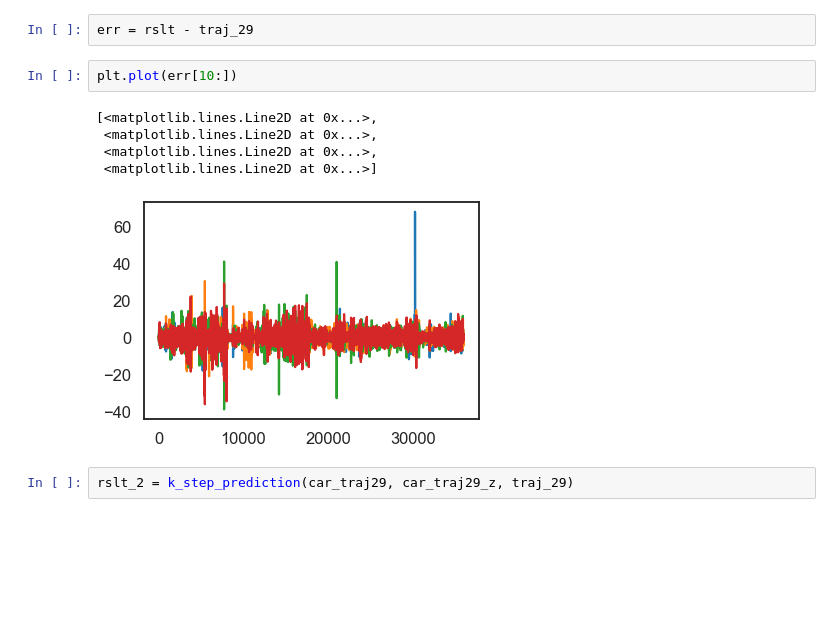
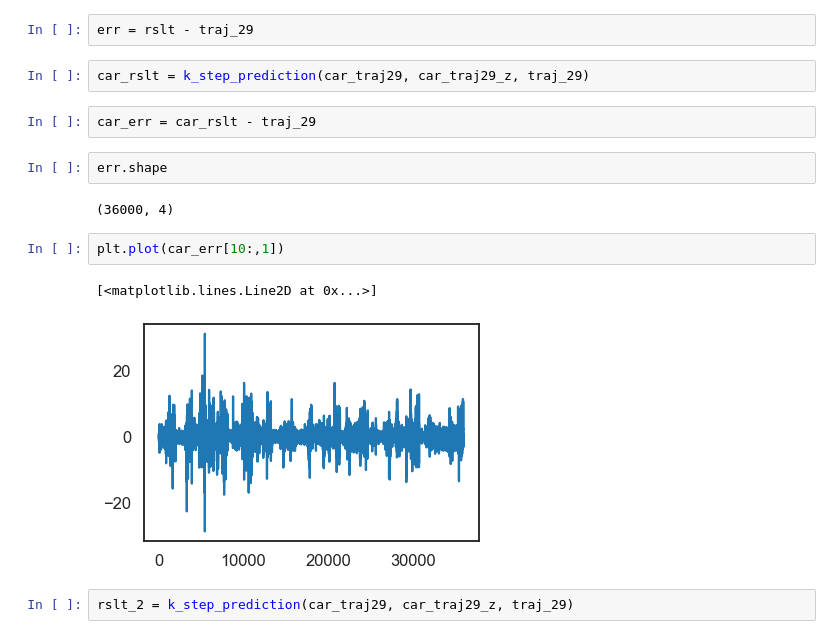
Before and after one commit to cunningham-lab/SocialBehaviors, a Jupyter notebook: ARHMM.ipynb, the cells around one changed output. Drawn from its saved outputs; the diff is of its cells as text; blank space fills up the shorter version.

```diff
--- a/ARHMM.ipynb
+++ b/ARHMM.ipynb
@@ -728,14 +720,19 @@ def k_step_prediction(model, model_z, data, k=0):
 rslt = k_step_prediction(gcar_traj29, gcar_traj29_z, traj_29)
 # %%
 err = rslt - traj_29
+# %%
+car_rslt = k_step_prediction(car_traj29, car_traj29_z, traj_29)
+# %%
+car_err = car_rslt - traj_29
+# %%
+err.shape
+# %% [output]
+(36000, 4)
 # %%
-plt.plot(err[10:])
+plt.plot(car_err[10:,1])
 # %% [output]
-[<matplotlib.lines.Line2D at 0x...>,
- <matplotlib.lines.Line2D at 0x...>,
- <matplotlib.lines.Line2D at 0x...>,
- <matplotlib.lines.Line2D at 0x...>]
+[<matplotlib.lines.Line2D at 0x...>]
-[figure, old version]
+[figure, new version]
 # %%
 rslt_2 = k_step_prediction(car_traj29, car_traj29_z, traj_29)
 # %%
```
Also changed, not shown: parts of 15 cells of this notebook.
